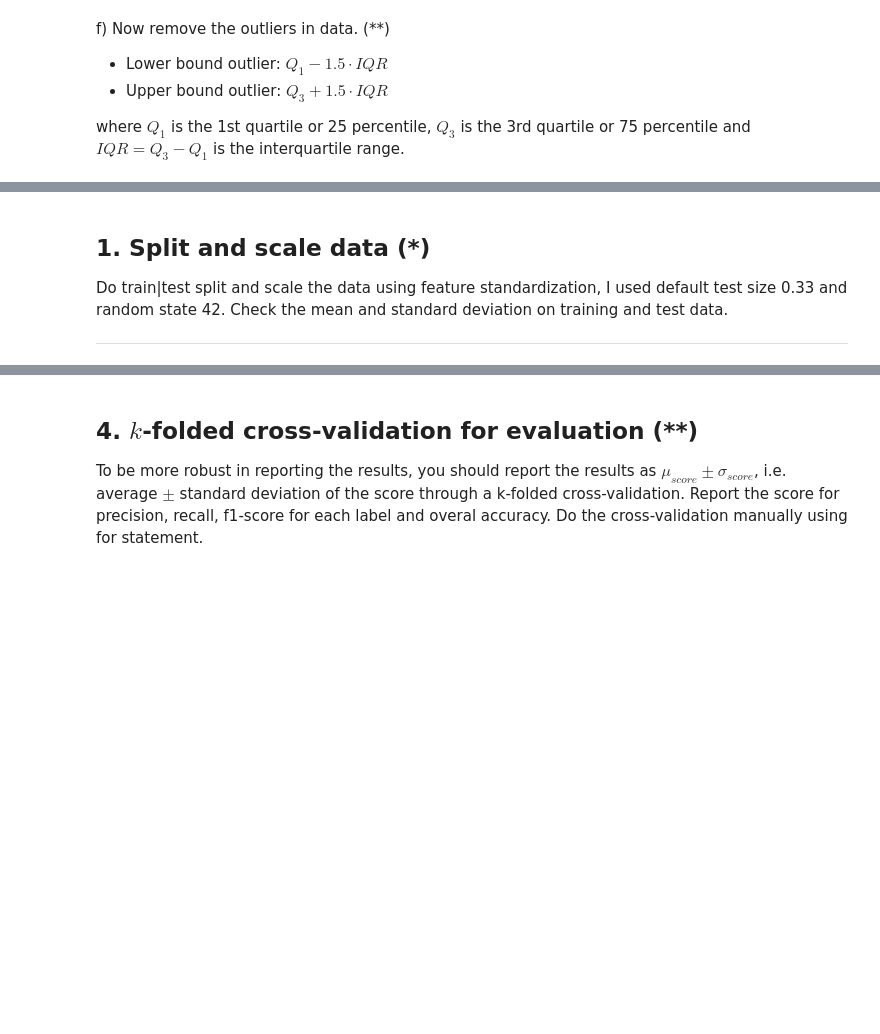
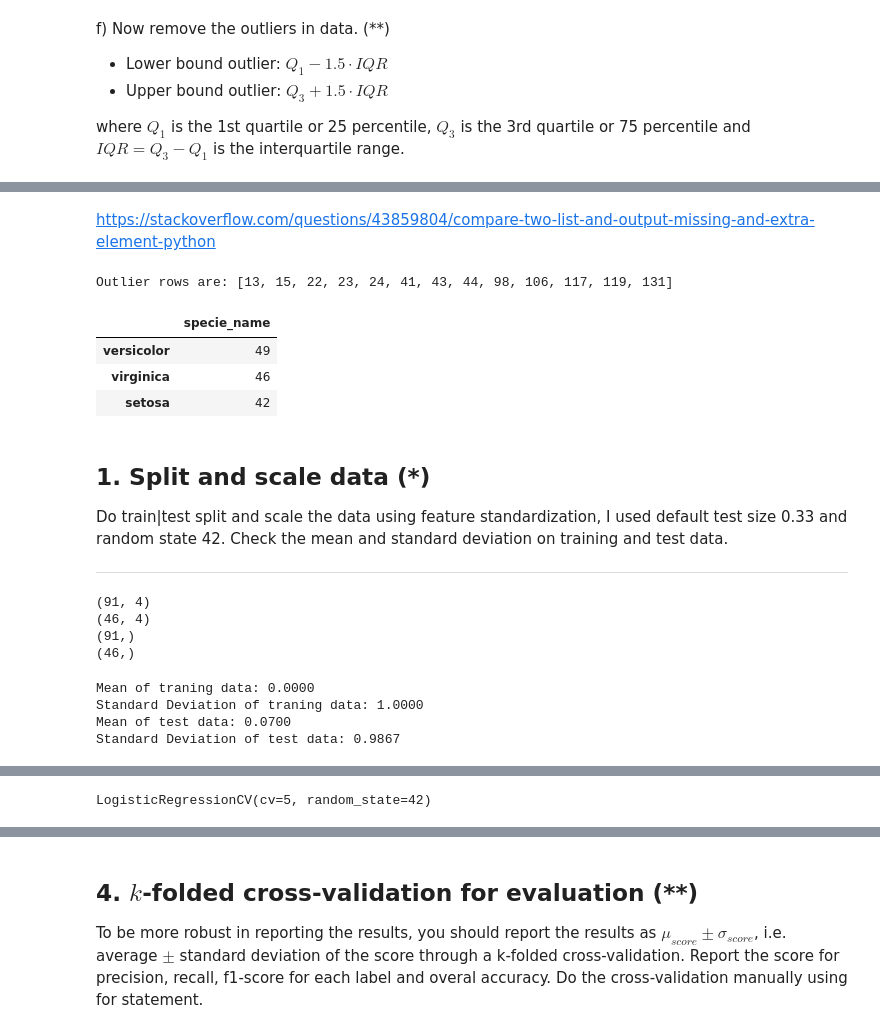
Before and after one commit to yuna-liu/Maskininlarning-Yuna-Liu, a Jupyter notebook: Exercises/E04_logistic_regression.ipynb, the cells around one changed output, grey strips where cells are left out. Cells and saved outputs as stored; diff of their text form; code cells hidden in the pictures; blank space fills up the shorter version.

```diff
--- a/Exercises/E04_logistic_regression.ipynb
+++ b/Exercises/E04_logistic_regression.ipynb
@@ -282,0 +312,17 @@ where $Q_1$ is the 1st quartile or 25 percentile, $Q_3$ is the 3rd quartile or 7
+# %%
+def df_remove_outliers(df):
+
+    Q1 = df.quantile(0.25)
+    Q3 = df.quantile(0.75)
+    IQR = Q3 - Q1
+
+    df = df[~((df < (Q1 - 1.5 * IQR)) |(df > (Q3 + 1.5 * IQR))).any(axis=1)]
+
+    return df
+# %%
+df_full = pd.DataFrame()
+for i in range(0,3):
+    df = iris[iris['species']==i]
+    df_i = df_remove_outliers(df)
+
+    df_full = pd.concat([df_full, df_i])
@@ -283,9 +360,53 @@ where $Q_1$ is the 1st quartile or 25 percentile, $Q_3$ is the 3rd quartile or 7
+# %% [markdown]
+https://stackoverflow.com/questions/43859804/compare-two-list-and-output-missing-and-extra-element-python
+# %%
+set1 = set(index)
+set2 = set(new_index)
+
+missing = list(sorted(set1 - set2))
+print(f'Outlier rows are: {missing}')
+# %% [output]
+Outlier rows are: [13, 15, 22, 23, 24, 41, 43, 44, 98, 106, 117, 119, 131]
+# %%
+pd.DataFrame(df_full['specie_name'].value_counts())
+# %% [output]
+|  | specie_name |
+| versicolor | 49 |
+| virginica | 46 |
+| setosa | 42 |
 # %% [markdown]
 ## 1. Split and scale data (*)
 
 Do train|test split and scale the data using feature standardization, I used default test size 0.33 and random state 42. Check the mean and standard deviation on training and test data.
 
 ---
+# %%
+from sklearn.model_selection import train_test_split
+X_train, X_test, y_train, y_test = train_test_split(df_full.drop(['species', 'specie_name'], axis=1), df_full['species'], test_size =0.33, random_state = 42)
+print(X_train.shape)
+print(X_test.shape)
+print(y_train.shape)
+print(y_test.shape)
+# %% [output]
+(91, 4)
+(46, 4)
+(91,)
+(46,)
+# %%
+from sklearn.preprocessing import StandardScaler
+scaler = StandardScaler()
+scaled_X_train = scaler.fit_transform(X_train)
+scaled_X_test = scaler.transform(X_test)
+
+print(f"Mean of traning data: {scaled_X_train.mean():.4f}")
+print(f"Standard Deviation of traning data: {scaled_X_train.std():.4f}")
+print(f"Mean of test data: {scaled_X_test.mean():.4f}")
+print(f"Standard Deviation of test data: {scaled_X_test.std():.4f}")
+# %% [output]
+Mean of traning data: 0.0000
+Standard Deviation of traning data: 1.0000
+Mean of test data: 0.0700
+Standard Deviation of test data: 0.9867
 # %% [markdown]
 ## 2. Classify with logistic regression (*)
 
@@ -338,3 +459,9 @@ value counts:
 </details>
 
 ---
+# %%
+from sklearn.linear_model import LogisticRegressionCV
+log_model = LogisticRegressionCV(cv=5, random_state=42)
+log_model.fit(scaled_X_train, y_train)
+# %% [output]
+LogisticRegressionCV(cv=5, random_state=42)
```
Also changed, not shown: parts of 8 cells of this notebook.
